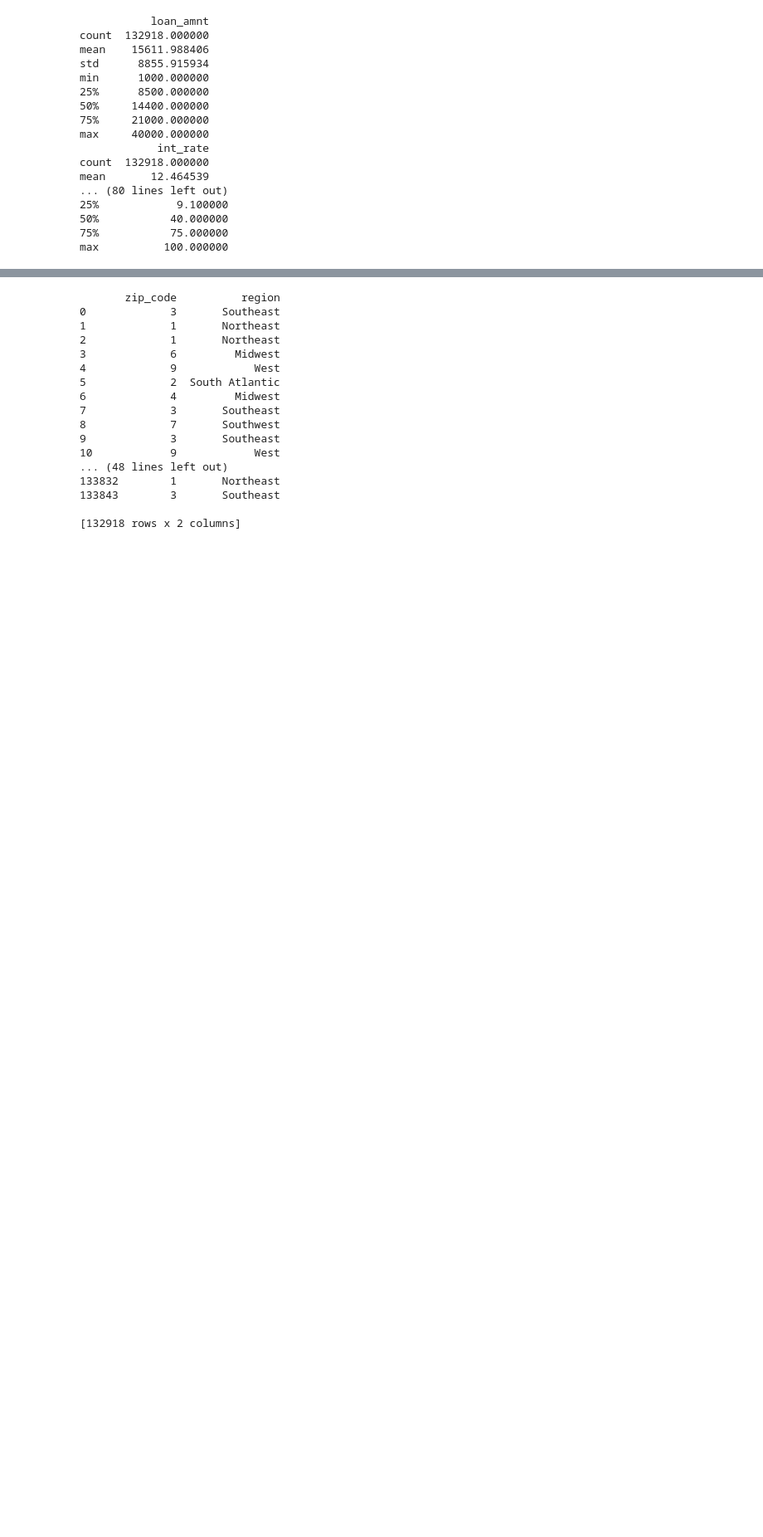
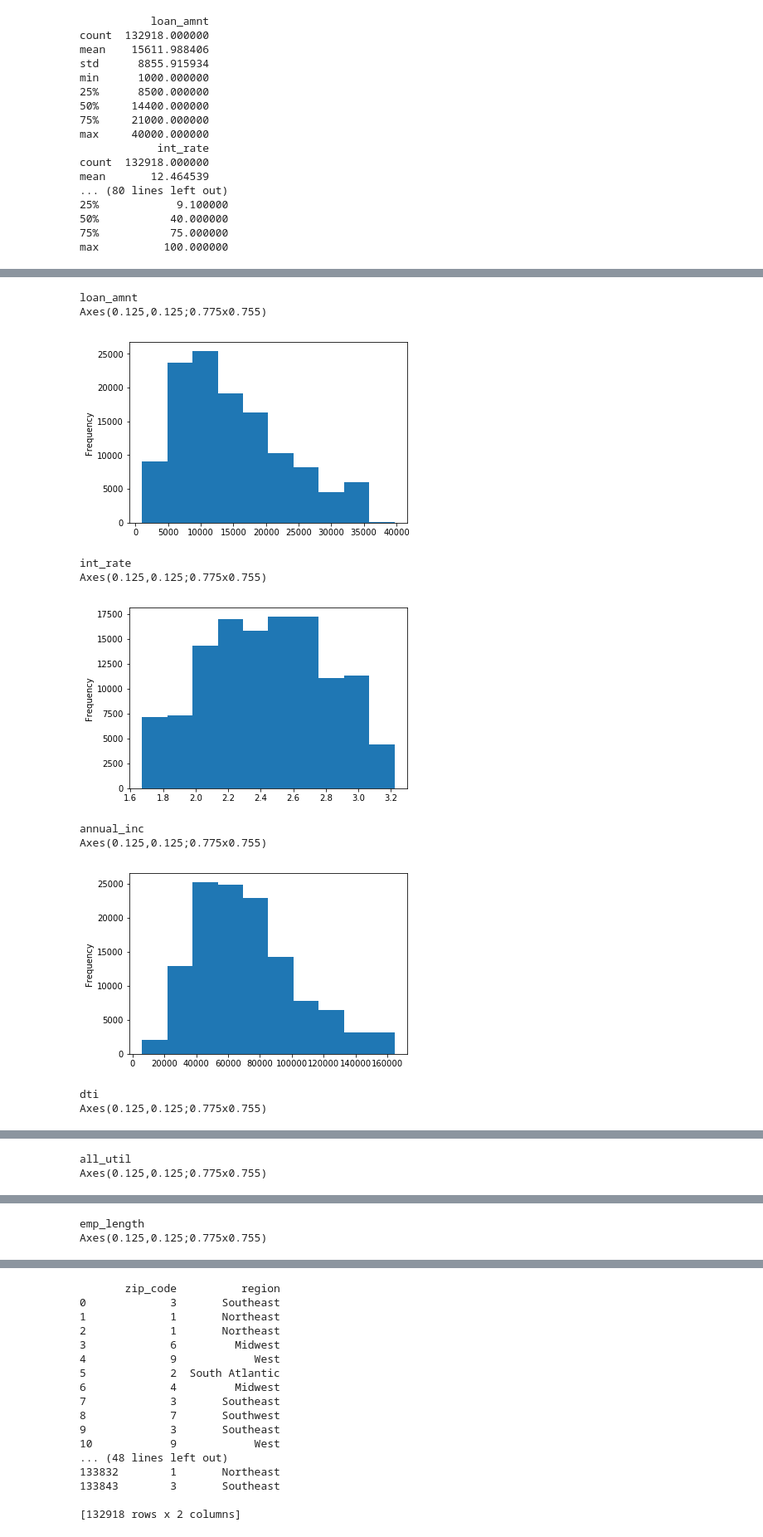
Before and after one commit to william-a-hughes/Springboard_Intermediate_Data_Science_Python, a Jupyter notebook: WHughes-Data_Wrangling.ipynb, the cells around one changed output, grey strips where cells are left out. Shown at 83% size. Cells and saved outputs as stored; diff of their text form; code cells hidden in the pictures; blank space fills up the shorter version.

```diff
--- a/WHughes-Data_Wrangling.ipynb
+++ b/WHughes-Data_Wrangling.ipynb
@@ -366,9 +313,9 @@ dtype: int64
 #statistics as a result of removing all the remaining rows with NaN values. These are the stats before NaN removal:
 #let's create a sublist of the selected columns
 
-var_sublist = ['loan_amnt','int_rate','grade','annual_inc','loan_status','purpose','dti','delinq_2yrs','pub_rec_bankruptcies',
+var_sublist_before = ['loan_amnt','int_rate','grade','annual_inc','loan_status','purpose','dti','delinq_2yrs','pub_rec_bankruptcies',
 'all_util','num_accts_ever_120_pd','percent_bc_gt_75']
 
 #descriptive statistics before NaN removal:
-for col in var_sublist:
+for col in var_sublist_before:
     print(loan_subset[[col]].describe())
@@ -487,0 +428,10 @@ Axes(0.125,0.125;0.775x0.755)
+# %%
+#dti has a negative minimum value. dti should only have positive values, as negative debt isn't logical.
+#let's remove it to avoid any future issues. let's also remove zeros in order to allow log transformation if needed later
+
+#remove negative min value
+#loan_subset = loan_subset[loan_subset['dti'] >= 0 ]
+
+loan_subset = loan_subset[loan_subset['dti'] > 0 ]
+
+print(loan_subset['dti'].describe())
@@ -487,0 +480,22 @@ Axes(0.125,0.125;0.775x0.755)
+# %%
+df['int_rate'] = np.log(df['int_rate'])
+#df['loan_amnt'] = np.log(df['loan_amnt'])
+#df['annual_inc'] = np.log(df['annual_inc'])
+
+
+for i in varlist:
+    print(str(i))
+    print(df[i].plot(kind = 'hist'))
+    plt.show()
+# %% [output]
+loan_amnt
+Axes(0.125,0.125;0.775x0.755)
+[figure, added]
+int_rate
+Axes(0.125,0.125;0.775x0.755)
+[figure, added]
+annual_inc
+Axes(0.125,0.125;0.775x0.755)
+[figure, added]
+dti
+Axes(0.125,0.125;0.775x0.755)
@@ -487,0 +503,2 @@ Axes(0.125,0.125;0.775x0.755)
+all_util
+Axes(0.125,0.125;0.775x0.755)
@@ -487,0 +506,2 @@ Axes(0.125,0.125;0.775x0.755)
+emp_length
+Axes(0.125,0.125;0.775x0.755)
```
Also changed, not shown: parts of 15 cells of this notebook.
